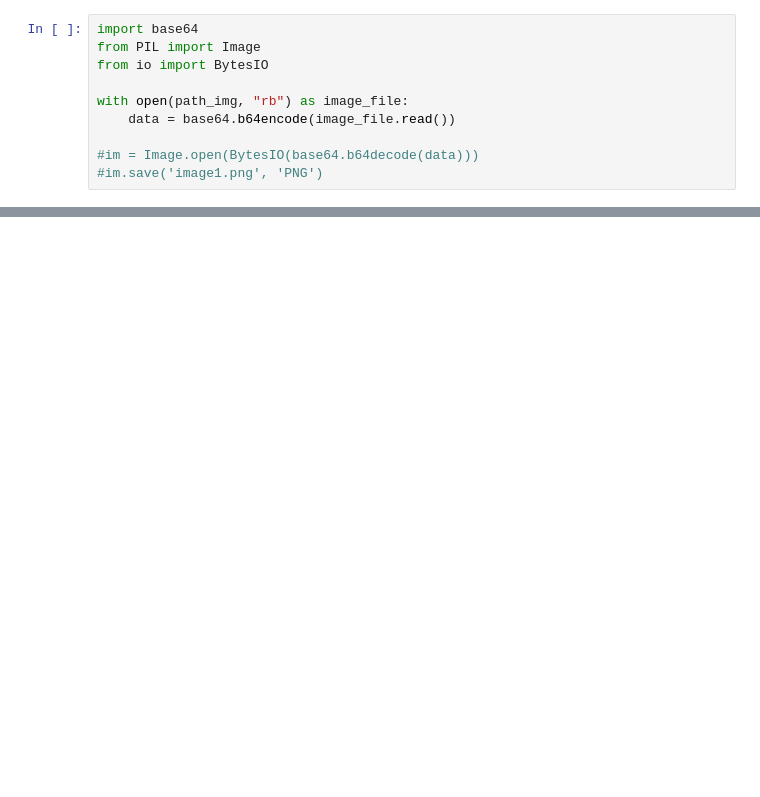
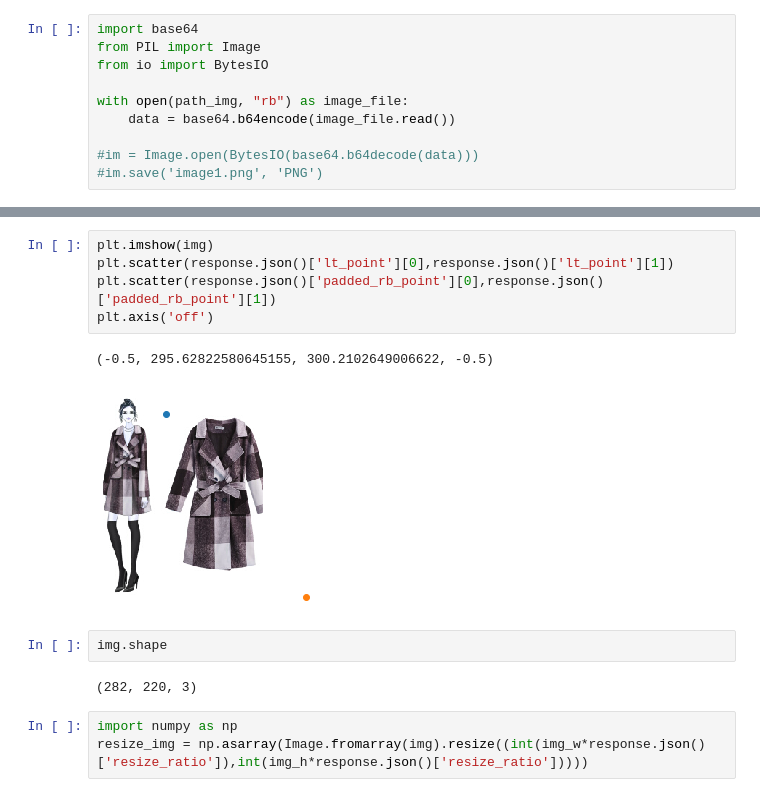
Before and after one commit to piclickAITEST/Yolo-v3-Pytorch, a Jupyter notebook: Service/Request_test.ipynb, the cells around one changed output, grey strips where cells are left out. Saved outputs shown, nothing was run; the diff lists cells and outputs as text; blank space fills up the shorter version.

```diff
--- a/Service/Request_test.ipynb
+++ b/Service/Request_test.ipynb
@@ -75,0 +61,15 @@ response.json()
+# %%
+plt.imshow(img)
+plt.scatter(response.json()['lt_point'][0],response.json()['lt_point'][1])
+plt.scatter(response.json()['padded_rb_point'][0],response.json()['padded_rb_point'][1])
+plt.axis('off')
+# %% [output]
+(-0.5, 295.62822580645155, 300.2102649006622, -0.5)
+[figure, added]
+# %%
+img.shape
+# %% [output]
+(282, 220, 3)
+# %%
+import numpy as np
+resize_img = np.asarray(Image.fromarray(img).resize((int(img_w*response.json()['resize_ratio']),int(img_h*response.json()['resize_ratio']))))
```
Also changed, not shown: parts of 10 cells of this notebook, 13 other files.
